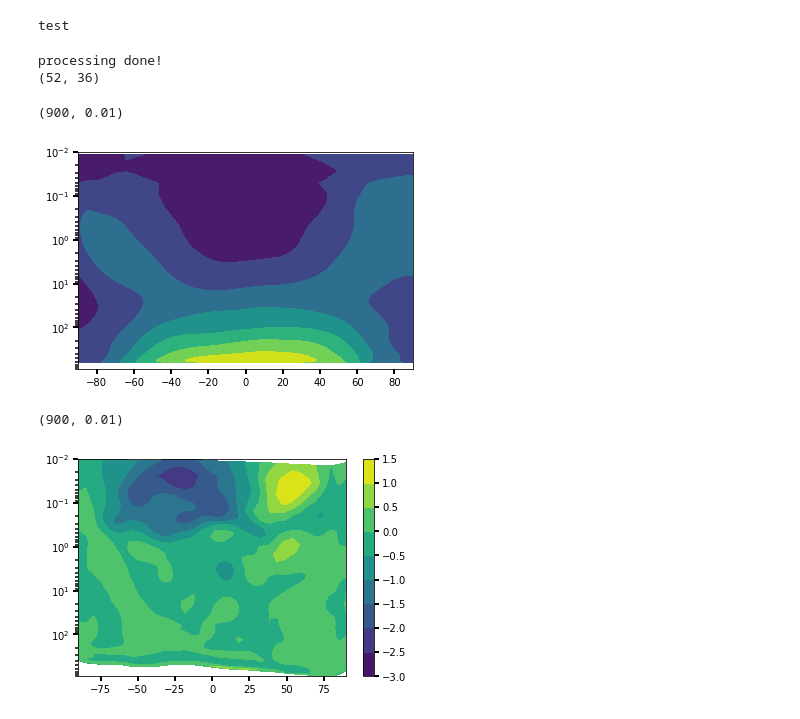
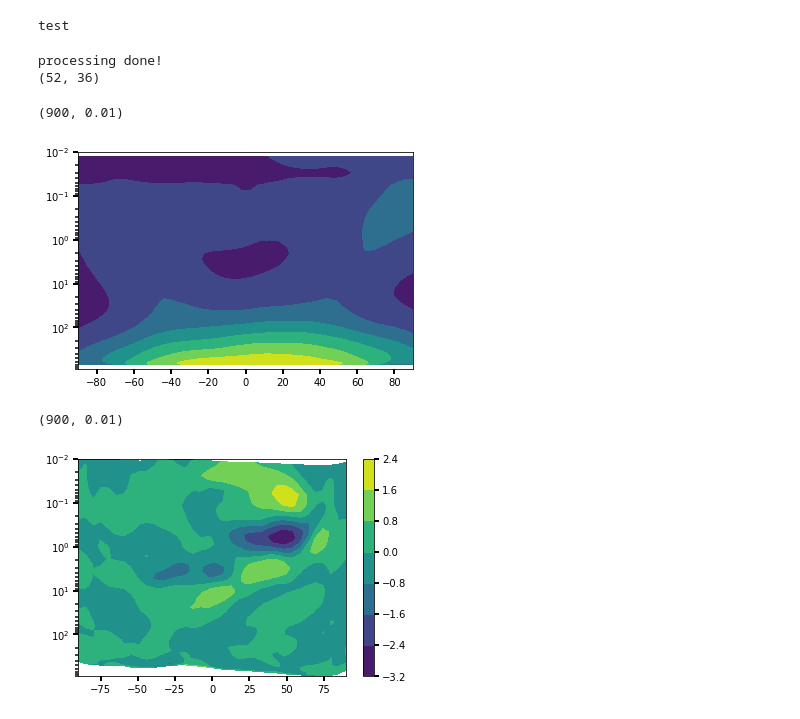
Before and after one commit to sokvisal/marswrf, a Jupyter notebook: fullfield_temperature_filtered.ipynb, the cells around one changed output. Cells and saved outputs as stored; diff of their text form; code cells hidden in the pictures.

```diff
--- a/fullfield_temperature_filtered.ipynb
+++ b/fullfield_temperature_filtered.ipynb
@@ -84,7 +84,7 @@ def zonal_plt_monthly(ydata, ls, data, title, level, norm, cmap):
 # %% [output]
 test
 # %%
-filedir = './../r14p1/'
+filedir = './../r14p1dustL45/'
 ls = np.load(filedir + 'wrfout_LS.npy')
 
 tfull = np.load(filedir + 'wrfout_ TFULL.npy')
@@ -102,54 +102,58 @@ pfull = martians_year(ls, pfull) [:5280]
 
 tfull = tfull.reshape((12, 440, 52, 36, 72))
 pfull = pfull.reshape((12, 440, 52, 36, 72))
-pressure = pfull.mean(axis=4).mean(axis=1)
+p = pfull.mean(axis=4).mean(axis=1)
 del pfull
 
 print ('processing done!')
 print (tfull[0].mean(axis=3).mean(axis=0).shape)
 
-plt.contourf(np.linspace(-90,90,36), pressure[0].mean(axis=1), tfull[0].mean(axis=3).mean(axis=0))
+plt.contourf(np.linspace(-90,90,36), p[0].mean(axis=1), tfull[0].mean(axis=3).mean(axis=0))
 plt.yscale('log')
 plt.ylim([900,1e-2])
 # %% [output]
 processing done!
 (52, 36)
 (900, 0.01)
-[figure, old version]
+[figure, new version]
 # %%
-test_waven = 3
-test_freq = 3
-
 tmpPress = np.linspace(0,1,52)
 lat = np.linspace(-90,90,36)
 lat, press = np.meshgrid(lat, tmpPress)
 
+frequency = [0,1,2,3,2,2,1,1]
+zwave = [0,1,2,3,1,3,0,2]
+
 filtered_array = []
-for i in tqdm(np.arange(12)):
-    press = pressure[i]
+for j in tqdm(np.arange(len(frequency))):
+    test_waven = zwave[j]
+    test_freq = frequency[j]
 
-    tst = tfull[i]# - tfull[6].mean(axis=0)
-    Tfft = (np.fft.fftshift(np.fft.ifft2(tst, axes=[0,3]), axes=[0,3]))#(4*np.pi)
+    for i in np.arange(12):
+        press = p[i]
 
-    # sigma and s
-    freq = np.fft.fftshift(np.fft.fftfreq(440, 180/1440.))
-    waven = np.fft.fftshift(np.fft.fftfreq(72, 5.))*360
+        tst = tfull[i]# - tfull[6].mean(axis=0)
+        Tfft = (np.fft.fftshift(np.fft.ifft2(tst, axes=[0,3]), axes=[0,3]))#(4*np.pi)
 
-    # find indexes where waven and period is a certain period
-    idx_waven = np.where(waven==test_waven)[0] # positive wavenuber
-    idx_period = np.where(abs(freq-test_freq)<.01)[0][0]  # positive frequency
+        # sigma and s
+        freq = np.fft.fftshift(np.fft.fftfreq(440, 180/1440.))
+        waven = np.fft.fftshift(np.fft.fftfreq(72, 5.))*360
 
-    # picking the right components
-    filtered = Tfft[idx_period,:,:,:][:,:,idx_waven]
-    amp = filtered[:,:,0]
-    filtered_array.append(amp)
-filtered_array  = np.array(filtered_array)
+        # find indexes where waven and period is a certain period
+        idx_waven = np.where(waven==test_waven)[0] # positive wavenuber
+        idx_period = np.where(abs(freq-test_freq)<.01)[0][0]  # positive frequency
+
+        # picking the right components
+        filtered = Tfft[idx_period,:,:,:][:,:,idx_waven]
+        amp = filtered[:,:,0]
+        filtered_array.append(amp)
+filtered_array  = np.array(filtered_array, np.complex64)
 #amp1 = amp#.mean(axis=0)
 
 plt.contourf(lat, press, amp)
 plt.colorbar()
 plt.yscale('log')
 plt.ylim([900,1e-2])
 # %% [output]
 (900, 0.01)
-[figure, old version]
+[figure, new version]
```
Also changed, not shown: parts of 10 cells of this notebook.
